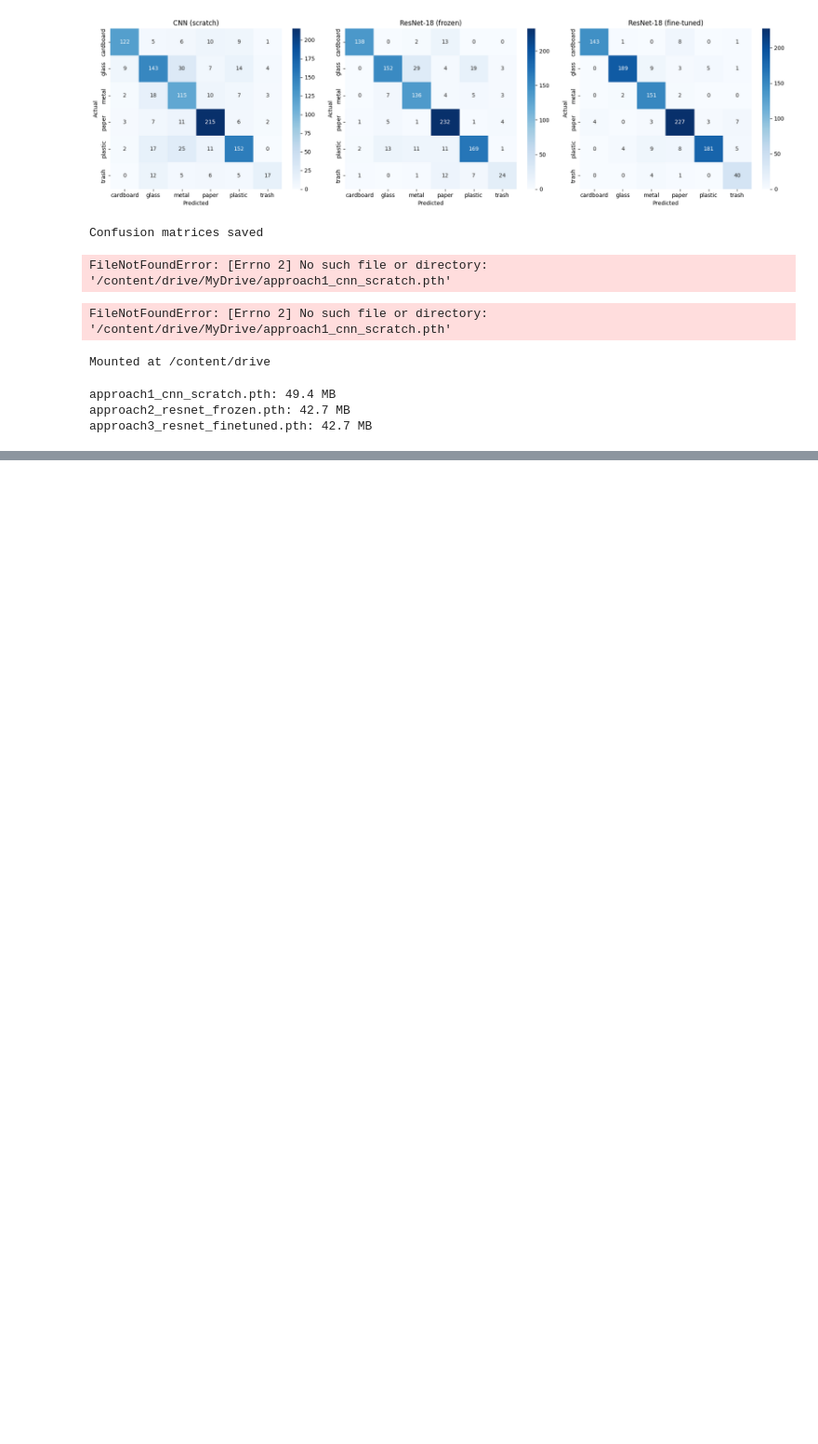
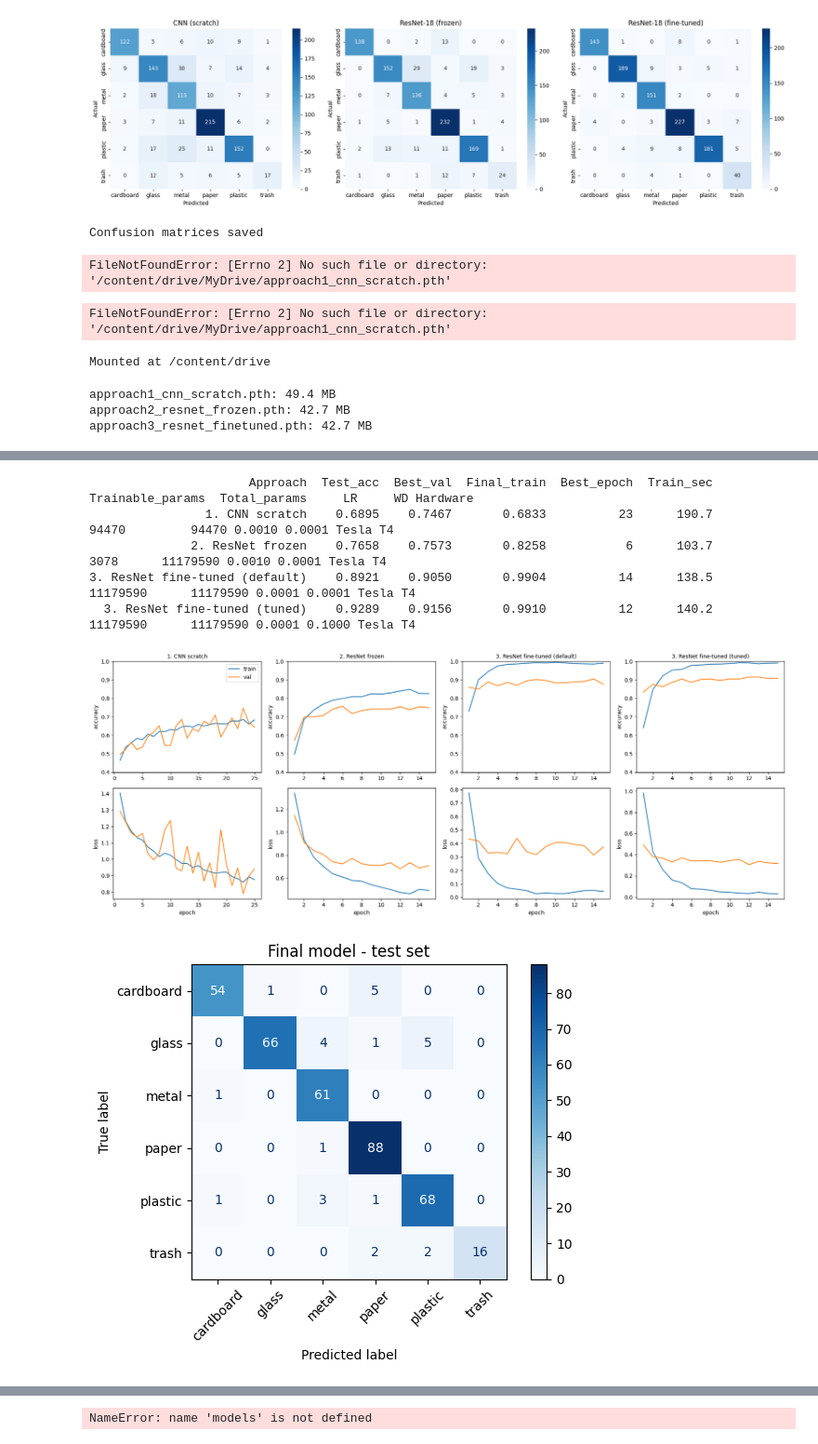
Before and after one commit to sothireakmom-rgb/waste-classifier, a Jupyter notebook: notebooks/DLW.ipynb, the cells around one changed output, grey strips where cells are left out. Shown at 93% size. Drawn from its saved outputs; the diff is of its cells as text; code cells hidden in the pictures; blank space fills up the shorter version.

Commit message:
Replace notebook with the version that produced the deduplicated results

```diff
--- a/notebooks/DLW.ipynb
+++ b/notebooks/DLW.ipynb
@@ -1553,0 +1867,5 @@ approach3_resnet_finetuned.pth: 42.7 MB
+# %%
+results = {}
+results["a1_cnn_scratch"]    = run("a1_cnn_scratch",    build_cnn(),                lr=1e-3, epochs=25)
+results["a2_resnet_frozen"]  = run("a2_resnet_frozen",  build_resnet(frozen=True),  lr=1e-3, epochs=15)
+results["a3_resnet_finetune"]= run("a3_resnet_finetune",build_resnet(frozen=False), lr=1e-4, epochs=15)
@@ -1553,0 +1931,13 @@ approach3_resnet_finetuned.pth: 42.7 MB
+# %%
+import numpy as np, io, contextlib
+
+extra = [(1e-4, 0.1, 0.0), (1e-4, 1e-4, 0.5), (1e-4, 0.1, 0.5)]   # (lr, wd, dropout)
+for lr, wd, dp in extra:
+    name = f"tune_lr{lr:g}_wd{wd:g}_dp{dp:g}"
+    with contextlib.redirect_stdout(io.StringIO()):
+        grid[name] = run(name, build_resnet(frozen=False, dropout=dp), lr=lr, wd=wd, epochs=15)
+
+print(f"{'run':32s} best_val  last3_val  final_train")
+for n, r in sorted(grid.items(), key=lambda kv: -np.mean(kv[1]["history"]["val_acc"][-3:])):
+    h = r["history"]
+    print(f"{n:32s} {r['best_val_acc']:.4f}   {np.mean(h['val_acc'][-3:]):.4f}    {r['final_train_acc']:.3f}")
@@ -1553,0 +1955,54 @@ approach3_resnet_finetuned.pth: 42.7 MB
+# %%
+import matplotlib.pyplot as plt, pandas as pd
+from collections import Counter
+from sklearn.metrics import confusion_matrix, ConfusionMatrixDisplay, classification_report
+
+final_name = "tune_lr0.0001_wd0.1_dp0.5"
+final = grid[final_name]
+runs = {"1. CNN scratch": results["a1_cnn_scratch"],
+        "2. ResNet frozen": results["a2_resnet_frozen"],
+        "3. ResNet fine-tuned (default)": results["a3_resnet_finetune"],
+        "3. ResNet fine-tuned (tuned)": final}
+
+# ---- results table ----
+df = pd.DataFrame([dict(Approach=k, Test_acc=round(r["test_acc"], 4), Best_val=round(r["best_val_acc"], 4),
+                        Final_train=round(r["final_train_acc"], 4), Best_epoch=r["best_epoch"],
+                        Train_sec=r["train_seconds"], Trainable_params=r["params_trainable"],
+                        Total_params=r["params_total"], LR=r["lr"], WD=r["weight_decay"], Hardware=r["hardware"])
+                   for k, r in runs.items()])
+df.to_csv(f"{OUT}/results_comparison_v2.csv", index=False); print(df.to_string(index=False))
+
+# ---- learning curves: train vs val, every approach ----
+fig, ax = plt.subplots(2, 4, figsize=(18, 7))
+for c, (k, r) in enumerate(runs.items()):
+    h = r["history"]; ep = range(1, len(h["val_acc"]) + 1)
+    ax[0, c].plot(ep, h["train_acc"], label="train"); ax[0, c].plot(ep, h["val_acc"], label="val")
+    ax[0, c].set_title(k, fontsize=10); ax[0, c].set_ylim(0.4, 1.0); ax[0, c].set_ylabel("accuracy")
+    ax[1, c].plot(ep, h["train_loss"], label="train"); ax[1, c].plot(ep, h["val_loss"], label="val")
+    ax[1, c].set_xlabel("epoch"); ax[1, c].set_ylabel("loss")
+ax[0, 0].legend(); plt.tight_layout(); plt.savefig(f"{OUT}/learning_curves_v2.png", dpi=150); plt.show()
+
+# ---- confusion matrix (final model) ----
+yt, yp = final["y_true"], final["y_pred"]
+ConfusionMatrixDisplay(confusion_matrix(yt, yp), display_labels=classes).plot(cmap="Blues", xticks_rotation=45)
+plt.title("Final model - test set"); plt.tight_layout(); plt.savefig(f"{OUT}/confusion_matrix_v2.png", dpi=150); plt.show()
+print(classification_report(yt, yp, target_names=classes, digits=3))
+print("Most common mistakes (true -> predicted):",
+      [(classes[t], classes[p], n) for (t, p), n in Counter((t, p) for t, p in zip(yt, yp) if t != p).most_common(5)])
+
+# ---- misclassified examples ----
+Xte = data["test"][0]
+wrong = [i for i, (t, p) in enumerate(zip(yt, yp)) if t != p][:12]
+fig, ax = plt.subplots(3, 4, figsize=(12, 9))
+for a, i in zip(ax.ravel(), wrong):
+    a.imshow(Xte[i].permute(1, 2, 0).numpy()); a.axis("off")
+    a.set_title(f"true: {classes[yt[i]]}\npred: {classes[yp[i]]}", fontsize=9)
+plt.tight_layout(); plt.savefig(f"{OUT}/misclassified_v2.png", dpi=150); plt.show()
+# %% [output]
+                      Approach  Test_acc  Best_val  Final_train  Best_epoch  Train_sec  Trainable_params  Total_params     LR     WD Hardware
+                1. CNN scratch    0.6895    0.7467       0.6833          23      190.7             94470         94470 0.0010 0.0001 Tesla T4
+              2. ResNet frozen    0.7658    0.7573       0.8258           6      103.7              3078      11179590 0.0010 0.0001 Tesla T4
+3. ResNet fine-tuned (default)    0.8921    0.9050       0.9904          14      138.5          11179590      11179590 0.0001 0.0001 Tesla T4
+  3. ResNet fine-tuned (tuned)    0.9289    0.9156       0.9910          12      140.2          11179590      11179590 0.0001 0.1000 Tesla T4
+[figure, added]
+[figure, added]
@@ -1553,0 +2024,6 @@ approach3_resnet_finetuned.pth: 42.7 MB
+# %%
+   model = models.resnet18()
+   model.fc = nn.Sequential(nn.Dropout(0.5), nn.Linear(512, 6))
+   model.load_state_dict(torch.load("approach3_resnet_finetuned.pth", map_location="cpu"))
+# %% [output]
+NameError: name 'models' is not defined
```
Also changed, not shown: parts of 14 cells of this notebook.
